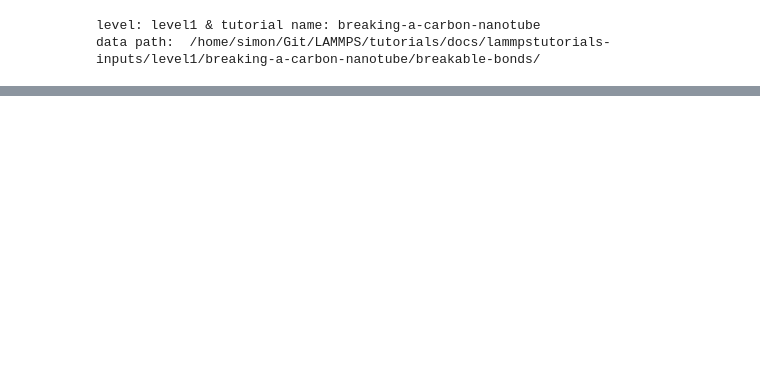
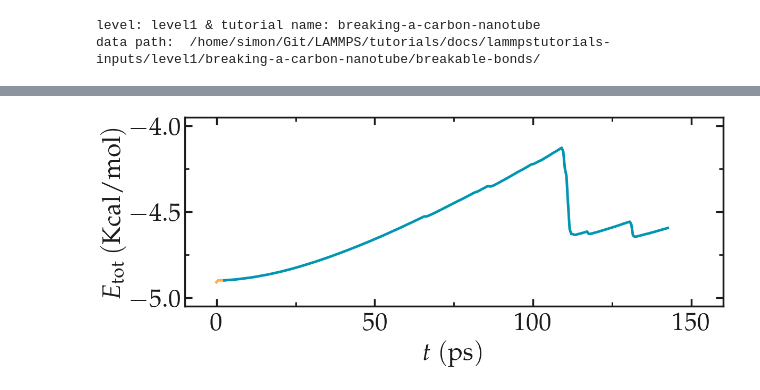
Before and after one commit to lammpstutorials/lammpstutorials.github.io, a Jupyter notebook: docs/sphinx/source/tutorials/figures/level1/breaking-a-carbon-nanotube/energy-breakable-pyplot.ipynb, the cells around one changed output, grey strips where cells are left out. Saved outputs shown, nothing was run; the diff lists cells and outputs as text; code cells hidden in the pictures; blank space fills up the shorter version.

```diff
--- a/docs/sphinx/source/tutorials/figures/level1/breaking-a-carbon-nanotube/energy-breakable-pyplot.ipynb
+++ b/docs/sphinx/source/tutorials/figures/level1/breaking-a-carbon-nanotube/energy-breakable-pyplot.ipynb
@@ -46,0 +48,17 @@ for mode, mygray in zip(['light', 'dark'], [colors["mylightgray"], colors["mydar
+# %%
+filename = "energy-breakable-article"
+mode = 'light'
+mygray = colors["mylightgray"]
+fig = prepare_figure(mode, transparency = False, desired_figsize=(12,5))
+ax, n, l_tot, c_tot = [], 0, 1, 1
+n += 1
+ax.append(plt.subplot(l_tot, c_tot, n))
+ax[-1].plot(time_0, energy_0/1000, color=colors["myorange"], linewidth=3.5)
+ax[-1].plot(time_1, energy_1/1000, color=colors["myblue"], linewidth=3.5)
+complete_panel(ax[-1], r'$t~\mathrm{(ps)}$', r'$E_\mathrm{tot} ~ \mathrm{(Kcal/mol)}$',
+                legend=False, axis_color=mygray, xpad=8)
+set_boundaries(plt, x_ticks=np.arange(0, 160, 50), y_ticks=np.arange(-5, -3.5, 0.5),
+                x_boundaries=(-10, 160), y_boundaries=(-5.050, -3.950))
+save_figure(plt, fig, mode, git_path, path_figures, filename)
+# %% [output]
+[figure, added]
```
Also changed, not shown: parts of 2 cells of this notebook, 12 other files.
